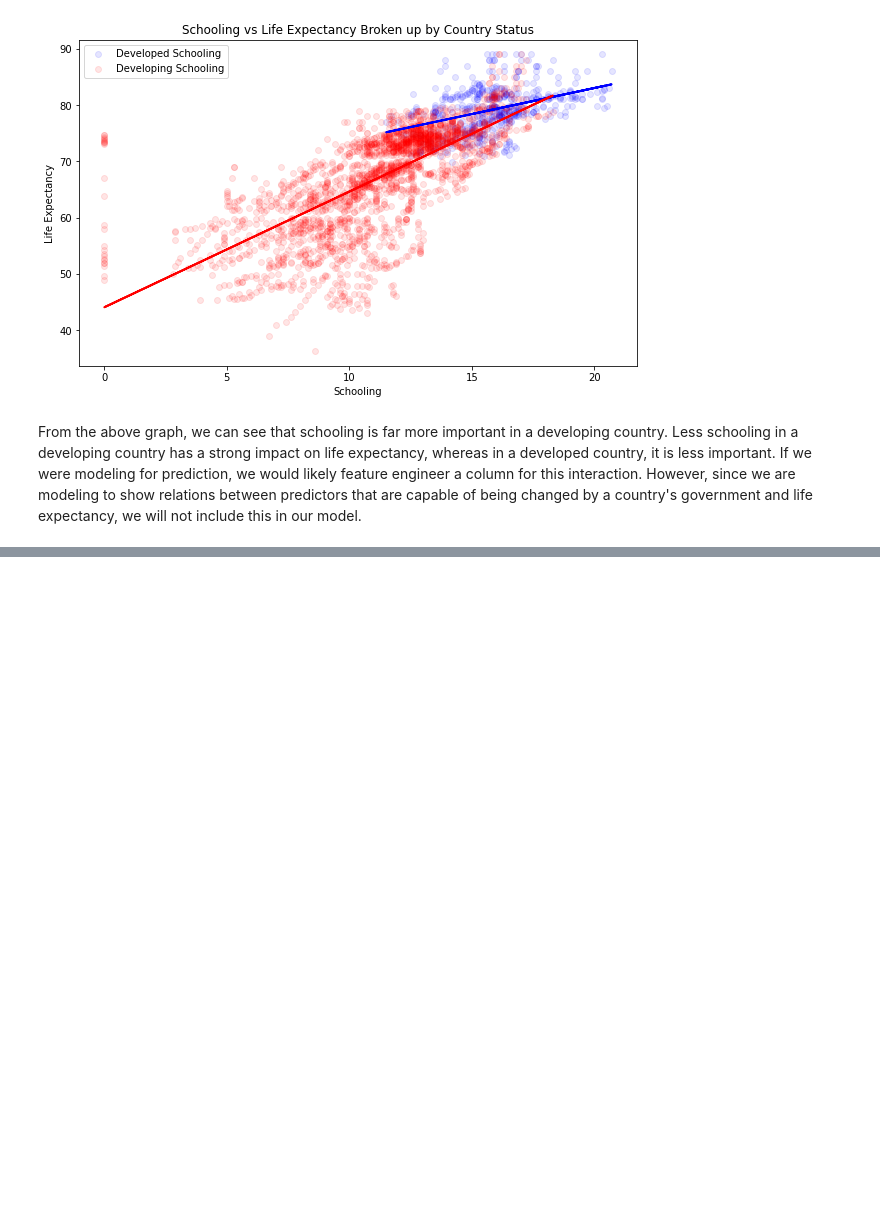
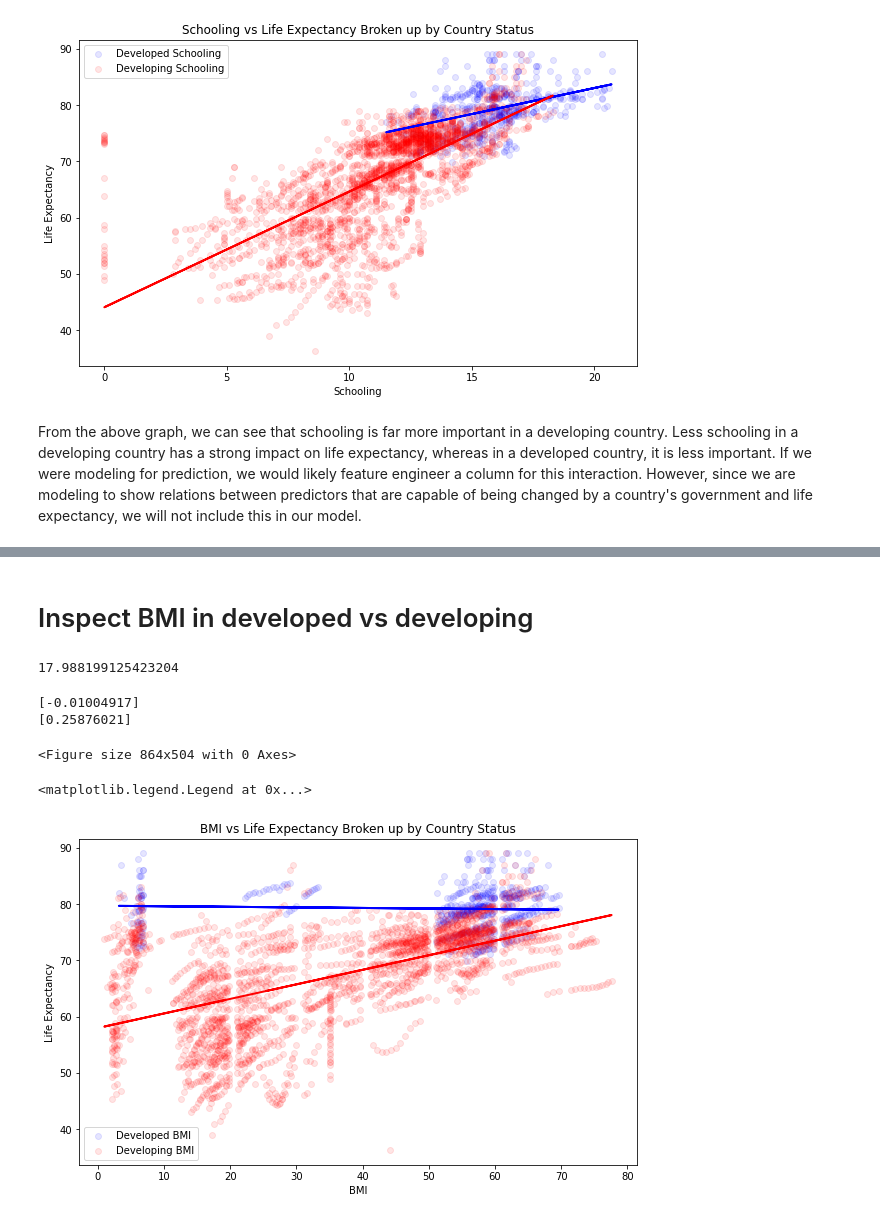
Before and after one commit to bmccabe96/Life_Expectancy_Regression, a Jupyter notebook: Analysis.ipynb, the cells around one changed output, grey strips where cells are left out. Saved outputs shown, nothing was run; the diff lists cells and outputs as text; code cells hidden in the pictures; blank space fills up the shorter version.

```diff
--- a/Analysis.ipynb
+++ b/Analysis.ipynb
@@ -214 +214,67 @@ Warnings:
 strong multicollinearity or other numerical problems.
+# %% [markdown]
+# Inspect BMI in developed vs developing
+# %%
+developed_bmi = df[df.status == 'Developed']
+developing_bmi = df[df.status == 'Developing']
+# %%
+x_devd = np.mean(developed_bmi.bmi)
+x_devping = np.mean(developing_bmi.bmi)
+
+n_devd = len(developed_bmi)
+n_devping = len(developing_bmi)
+
+s_devd = np.std(developed_bmi.bmi)
+s_devping = np.std(developing_bmi.bmi)
+
+num = ((n_devd-1)*s_devd**2) + ((n_devping-1)*s_devping**2)
+denom = n_devd + n_devping - 2
+s_pooled = num / denom
+
+num = x_devd - x_devping
+denom = np.sqrt(s_pooled * ((1/n_devd) + (1/n_devping)))
+t = num / denom
+t
+# %% [output]
+17.988199125423204
+# %%
+plt.figure(figsize=(12,7))
+
+regression_1 = LinearRegression()
+regression_2 = LinearRegression()
+
+bmi_1 = developed_bmi['bmi'].values.reshape(-1, 1)
+bmi_2 = developing_bmi['bmi'].values.reshape(-1, 1)
+
+regression_1.fit(bmi_1, developed_bmi['life_expectancy'])
+regression_2.fit(bmi_2, developing_bmi['life_expectancy'])
+
+# Make predictions using the testing set
+pred_1 = regression_1.predict(bmi_1)
+pred_2 = regression_2.predict(bmi_2)
+
+# The coefficients
+print(regression_1.coef_)
+print(regression_2.coef_)
+# %% [output]
+[-0.01004917]
+[0.25876021]
+<Figure size 864x504 with 0 Axes>
+# %%
+# Plot outputs
+plt.figure(figsize=(10,6))
+
+plt.title("BMI vs Life Expectancy Broken up by Country Status")
+
+plt.scatter(bmi_1, developed_bmi['life_expectancy'],  color='blue', alpha = 0.1, label = 'Developed BMI')
+plt.scatter(bmi_2, developing_bmi['life_expectancy'],  color='red', alpha = 0.1, label = 'Developing BMI')
+
+plt.plot(bmi_1, pred_1,  color='blue', linewidth=2)
+plt.plot(bmi_2, pred_2,  color='red', linewidth=2)
+
+plt.ylabel('Life Expectancy')
+plt.xlabel('BMI')
+plt.legend()
+# %% [output]
+<matplotlib.legend.Legend at 0x...>
+[figure, added]
```
Also changed, not shown: parts of 7 cells of this notebook, 3 other files.
